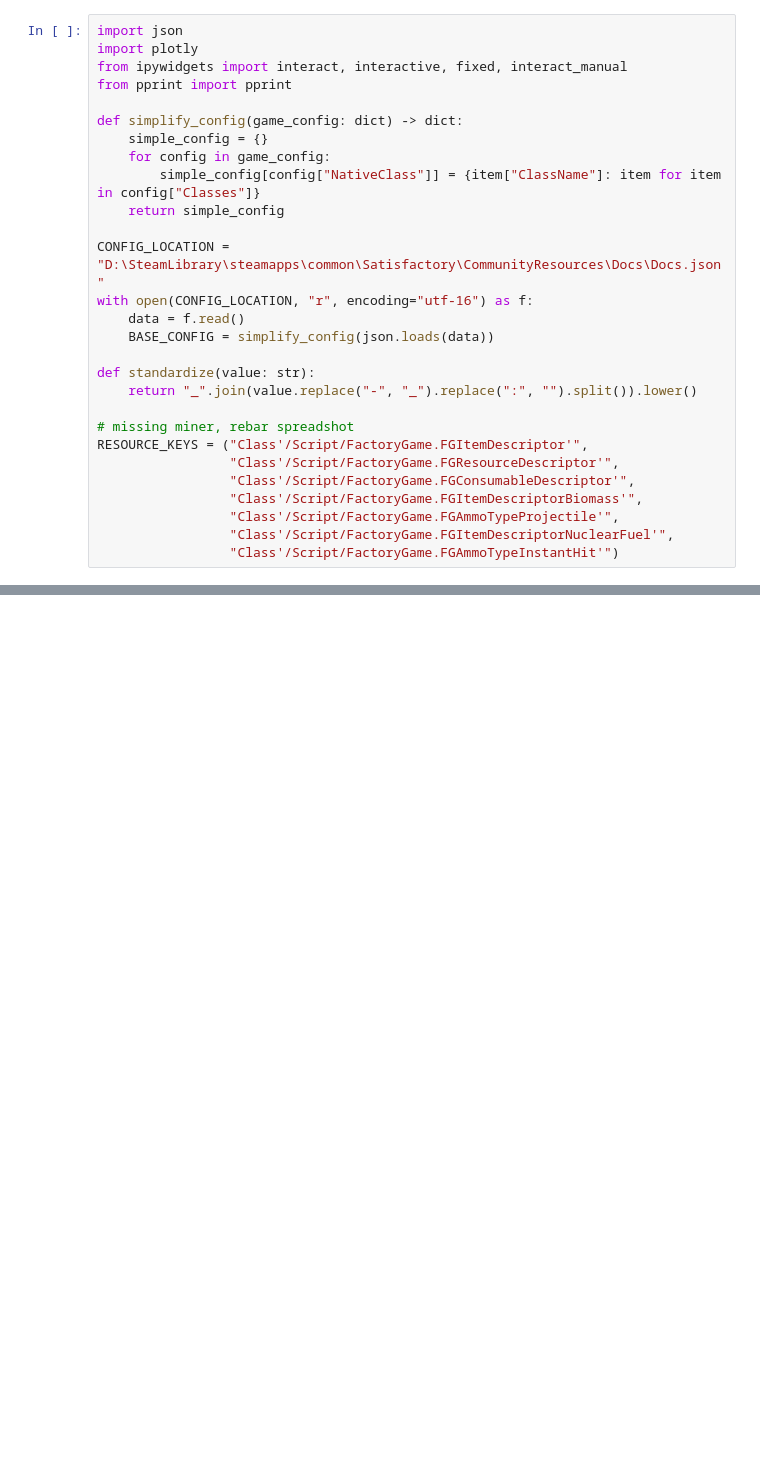
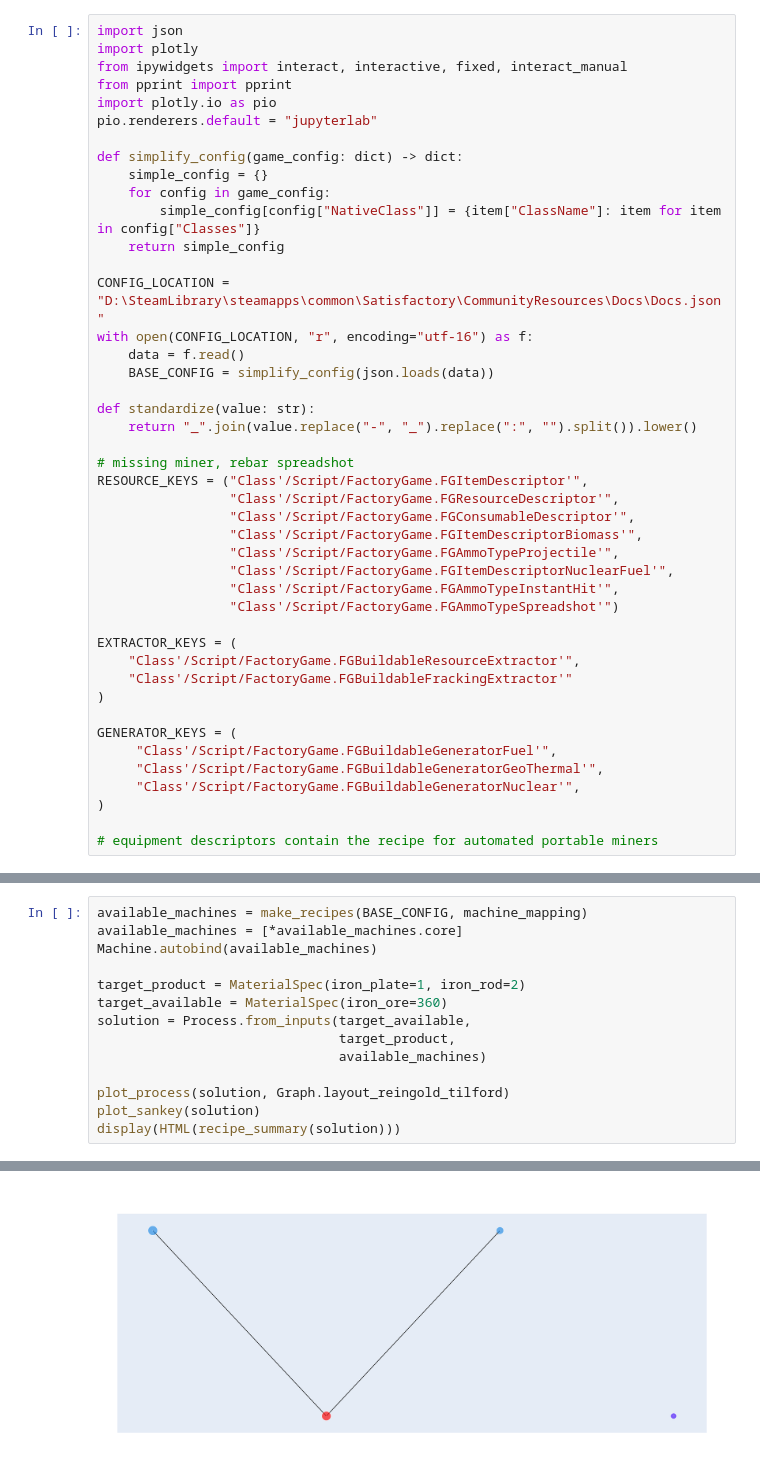
Before and after one commit to Lukeknight00/SatisfactoryTools, a Jupyter notebook: satisfactory_planning.ipynb, the cells around one changed output, grey strips where cells are left out. Drawn from its saved outputs; the diff is of its cells as text; blank space fills up the shorter version.

```diff
--- a/satisfactory_planning.ipynb
+++ b/satisfactory_planning.ipynb
@@ -3,6 +3,8 @@ import json
 import plotly
 from ipywidgets import interact, interactive, fixed, interact_manual
 from pprint import pprint
+import plotly.io as pio
+pio.renderers.default = "jupyterlab"
 
 def simplify_config(game_config: dict) -> dict:
     simple_config = {}
@@ -25,7 +27,21 @@ RESOURCE_KEYS = ("Class'/Script/FactoryGame.FGItemDescriptor'",
                  "Class'/Script/FactoryGame.FGItemDescriptorBiomass'",
                  "Class'/Script/FactoryGame.FGAmmoTypeProjectile'",
                  "Class'/Script/FactoryGame.FGItemDescriptorNuclearFuel'",
-                 "Class'/Script/FactoryGame.FGAmmoTypeInstantHit'")
+                 "Class'/Script/FactoryGame.FGAmmoTypeInstantHit'",
+                 "Class'/Script/FactoryGame.FGAmmoTypeSpreadshot'")
+
+EXTRACTOR_KEYS = (
+    "Class'/Script/FactoryGame.FGBuildableResourceExtractor'",
+    "Class'/Script/FactoryGame.FGBuildableFrackingExtractor'"
+)
+
+GENERATOR_KEYS = (
+     "Class'/Script/FactoryGame.FGBuildableGeneratorFuel'",
+     "Class'/Script/FactoryGame.FGBuildableGeneratorGeoThermal'",
+     "Class'/Script/FactoryGame.FGBuildableGeneratorNuclear'",
+)
+
+# equipment descriptors contain the recipe for automated portable miners
 # %%
 # TODO: make an intermediate config with cleaned up keys
 # material/recipe: internal_name: useful info
@@ -607,0 +803,15 @@ missing: 'Desc_Rebar_Spreadshot_C'
+# %%
+available_machines = make_recipes(BASE_CONFIG, machine_mapping)
+available_machines = [*available_machines.core]
+Machine.autobind(available_machines)
+
+target_product = MaterialSpec(iron_plate=1, iron_rod=2)
+target_available = MaterialSpec(iron_ore=360)
+solution = Process.from_inputs(target_available,
+                               target_product,
+                               available_machines)
+
+plot_process(solution, Graph.layout_reingold_tilford)
+plot_sankey(solution)
+display(HTML(recipe_summary(solution)))
+# %% [output]
@@ -607,0 +819 @@ missing: 'Desc_Rebar_Spreadshot_C'
+[figure, added]
```
Also changed, not shown: parts of 14 cells of this notebook.
